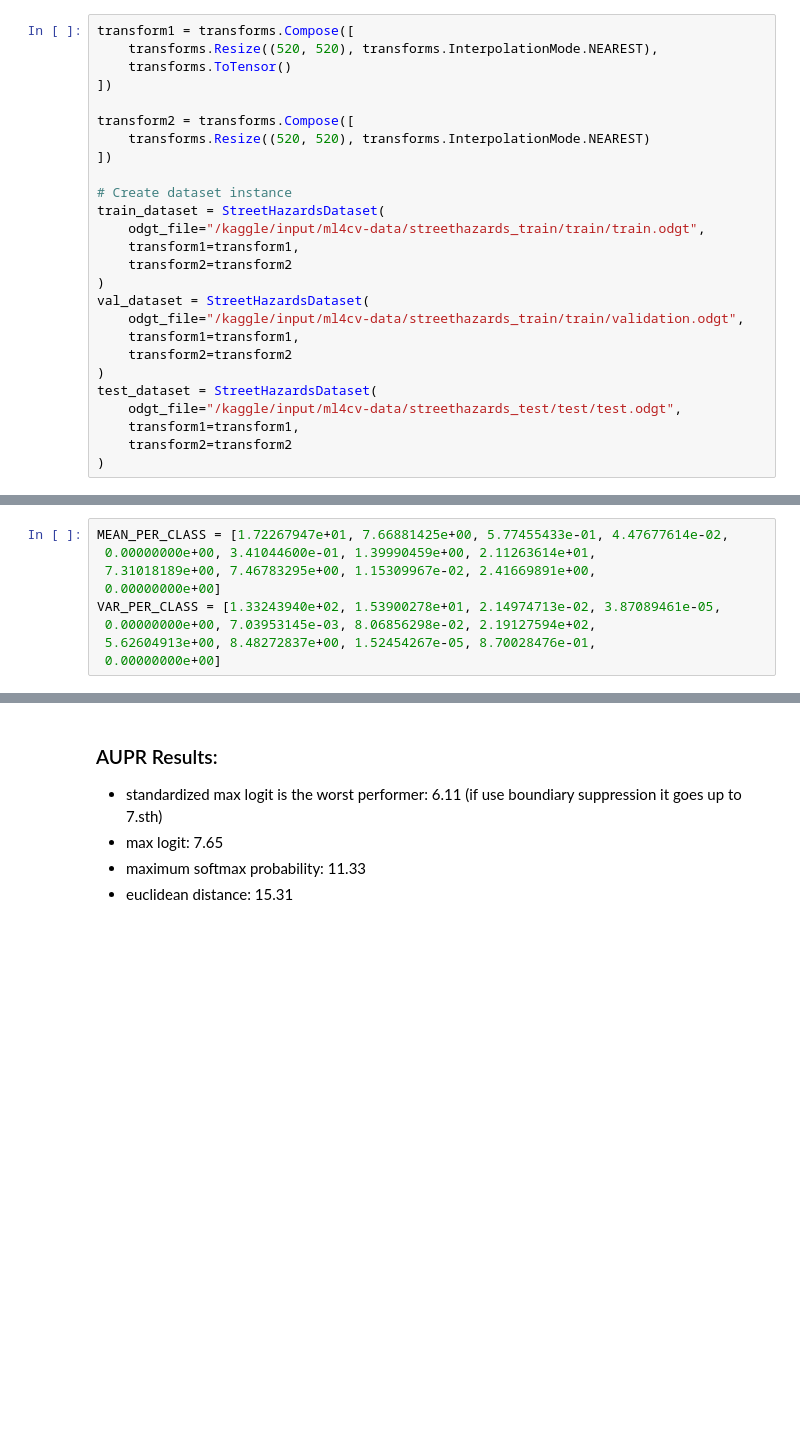
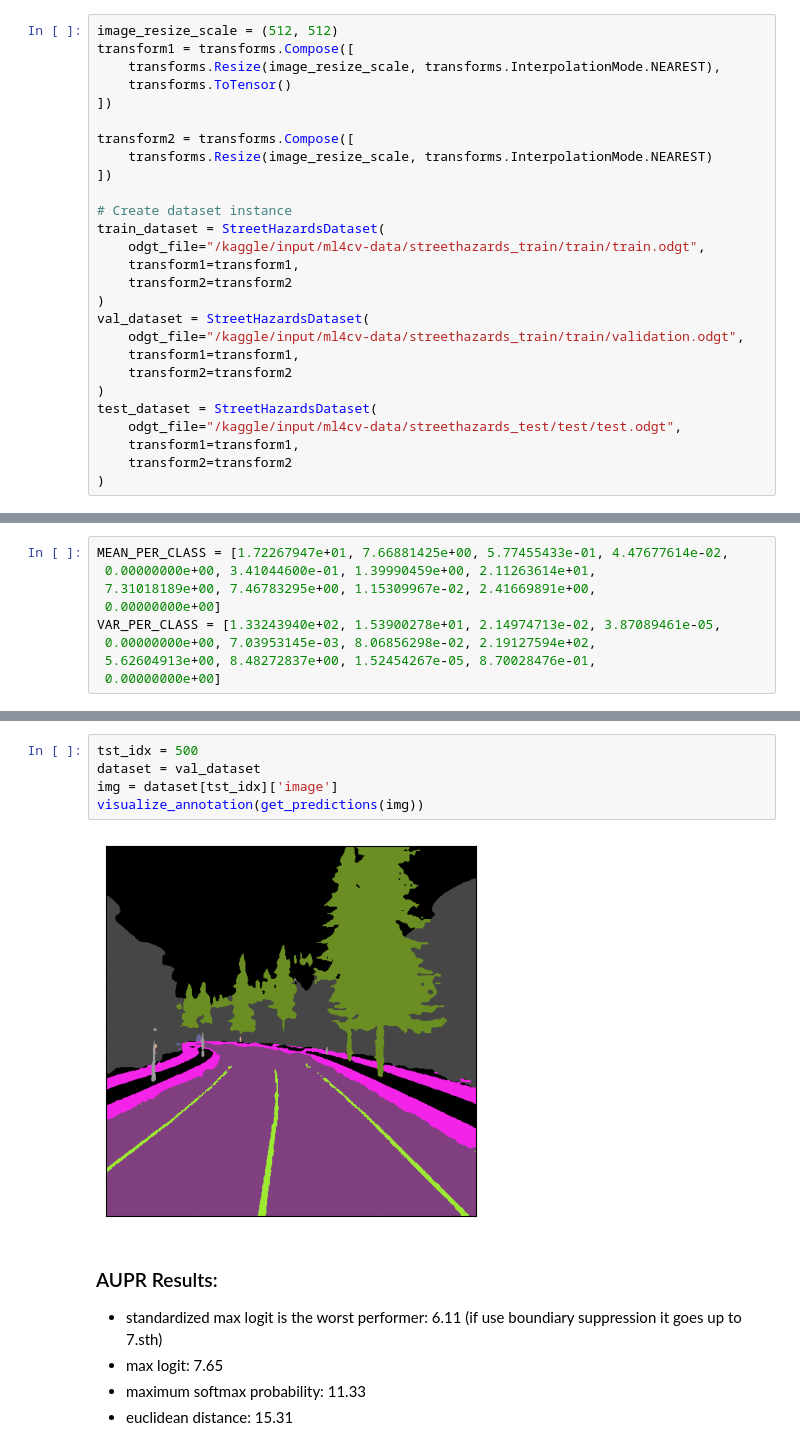
Before and after one commit to christiandibuo/ML4CV---Assignment, a Jupyter notebook: ml4cv_main.ipynb, the cells around one changed output, grey strips where cells are left out. Drawn from its saved outputs; the diff is of its cells as text; blank space fills up the shorter version.

```diff
--- a/ml4cv_main.ipynb
+++ b/ml4cv_main.ipynb
@@ -131,13 +133,14 @@ def visualize_scene(image: np.ndarray|torch.Tensor, ax=None):
     ax.set_xticks([])
     ax.set_yticks([])
 # %%
+image_resize_scale = (512, 512)
 transform1 = transforms.Compose([
-    transforms.Resize((520, 520), transforms.InterpolationMode.NEAREST),
+    transforms.Resize(image_resize_scale, transforms.InterpolationMode.NEAREST),
     transforms.ToTensor()
 ])
 
 transform2 = transforms.Compose([
-    transforms.Resize((520, 520), transforms.InterpolationMode.NEAREST)
+    transforms.Resize(image_resize_scale, transforms.InterpolationMode.NEAREST)
 ])
 
 # Create dataset instance
@@ -698,3 +798,10 @@ result = trainer.predict(test_dl)
+# %%
+tst_idx = 500
+dataset = val_dataset
+img = dataset[tst_idx]['image']
+visualize_annotation(get_predictions(img))
+# %% [output]
+[figure, added]
 # %% [markdown]
 ### AUPR Results:
 - standardized max logit is the worst performer: 6.11 (if use boundiary suppression it goes up to 7.sth)
```
Also changed, not shown: parts of 17 cells of this notebook.
